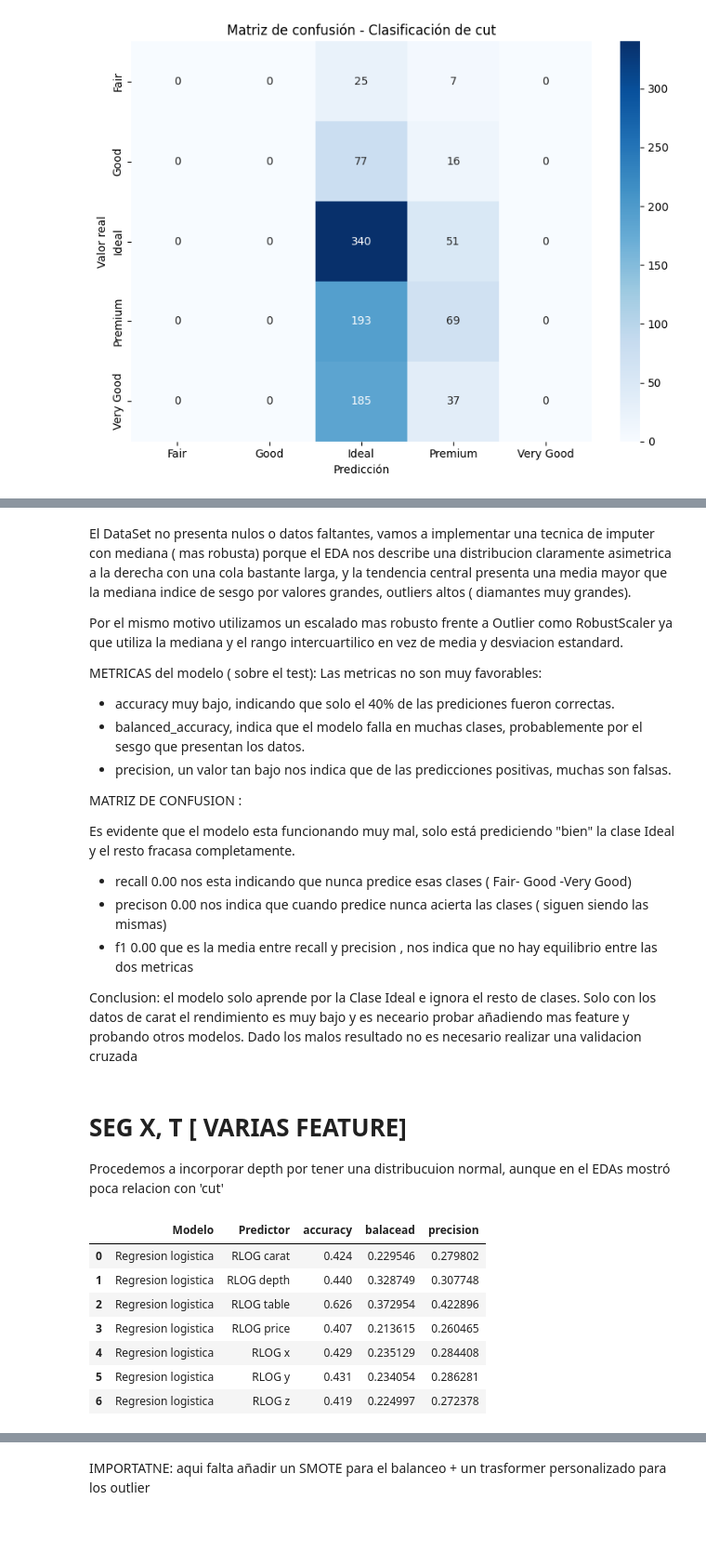
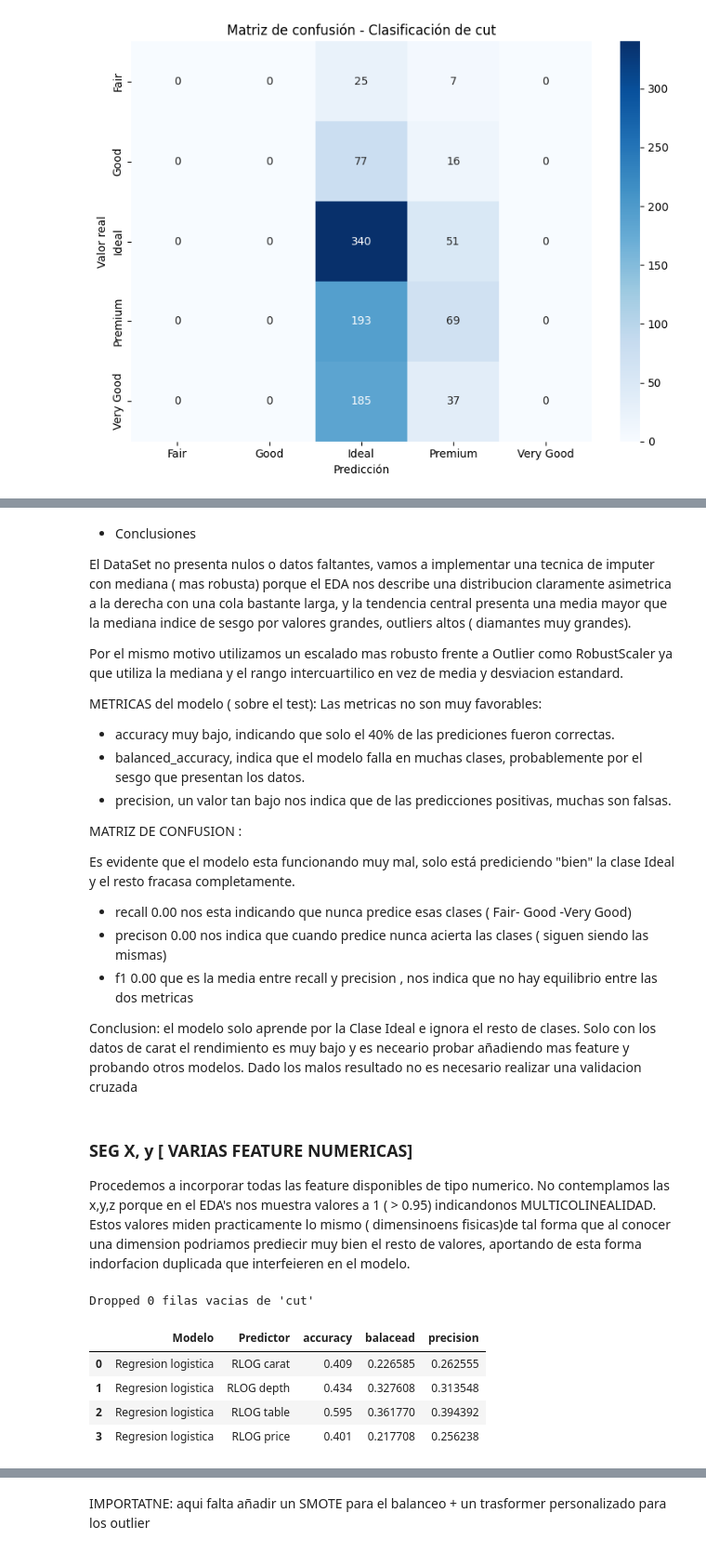
Before and after one commit to MarcoCasSir/LaboratorioDataScience, a Jupyter notebook: act4/diamonds_marco_casati.ipynb, the cells around one changed output, grey strips where cells are left out. Shown at 93% size. Saved outputs shown, nothing was run; the diff lists cells and outputs as text; code cells hidden in the pictures; blank space fills up the shorter version.

```diff
--- a/act4/diamonds_marco_casati.ipynb
+++ b/act4/diamonds_marco_casati.ipynb
@@ -795,4 +803,10 @@ Elegimos 'caract' como base inicial, por tener alta varianza como se ha podido p
 # %%
+# comprobamos fials vacias de 'cut'
+n_before = len(df_reduced)
+df_reduced = df_reduced.dropna(subset=['cut']).reset_index(drop=True)
+n_dropped = n_before - len(df_reduced)
+print(f"Dropped {n_dropped} filas vacias de 'cut'")
+
 # Preparamos la feature
 X=df_reduced[['carat']]
 y=df_reduced['cut']
@@ -879,4 +899,6 @@ precision_score 0.2626
 # %% [markdown]
+- Conclusiones
+
 El DataSet no presenta nulos o datos faltantes, vamos a implementar una tecnica de imputer con  mediana ( mas robusta) porque el EDA nos describe una  distribucion  claramente asimetrica a la derecha con una cola bastante larga, y la tendencia central presenta una media mayor que la mediana indice de sesgo por valores grandes, outliers altos ( diamantes muy grandes).
 
 Por el mismo motivo utilizamos un escalado mas robusto frente a Outlier como RobustScaler ya que utiliza la mediana y el rango intercuartilico en vez de media y desviacion estandard.
@@ -896,48 +918,52 @@ Es evidente que el modelo esta funcionando muy mal, solo está prediciendo "bien
 
 Conclusion: el modelo solo aprende por la Clase Ideal e ignora el resto de clases. Solo con los datos de carat el rendimiento es muy bajo y es neceario probar añadiendo mas feature y probando otros modelos. Dado los malos resultado no es necesario realizar una validacion cruzada
 # %% [markdown]
-# SEG X, T [ VARIAS FEATURE]
+### SEG X, y [ VARIAS FEATURE NUMERICAS]
 
-Procedemos a incorporar depth por tener una distribucuion normal, aunque en el EDAs mostró poca relacion con 'cut'
+Procedemos a incorporar todas las feature disponibles de tipo numerico.
+No contemplamos las x,y,z porque en el EDA's nos muestra  valores a 1 ( > 0.95) indicandonos MULTICOLINEALIDAD. Estos valores miden practicamente lo mismo ( dimensinoens fisicas)de tal forma que al conocer una dimension podriamos prediecir muy bien el resto de valores, aportando de esta forma indorfacion duplicada que interfeieren en el modelo.
 # %%
+# comprobamos fials vacias de 'cut'
+n_before = len(df_reduced)
+df_reduced = df_reduced.dropna(subset=['cut']).reset_index(drop=True)
+n_dropped = n_before - len(df_reduced)
+print(f"Dropped {n_dropped} filas vacias de 'cut'")
+
 resultados = []
 
-predictores = ['carat','depth','table','price','x','y','z']
+predictores = ['carat','depth','table','price']
 
 for predictor in predictores:
-    X = df_reduced[[predictor]]
-    y = df_reduced['cut']
+    X= df_reduced[[predictor]]
+    y= df_reduced['cut']
 
     pipeline= make_pipeline(
     SimpleImputer(strategy='median'),
     RobustScaler(),
     LogisticRegression()
 )
     X_train, X_test, y_train, y_test = train_test_split(
-        X, y, test_size=0.2, random_state=42
+        X, y, test_size=0.2, random_state=42 , stratify=y
     )
     pipeline.fit(X_train, y_train)
     y_pred=pipeline.predict(X_test)
 
 
     resultados.append({
         'Modelo': 'Regresion logistica',   # Regresion Logistica
         'Predictor': f'RLOG {predictor}',
         'accuracy': accuracy_score(y_test, y_pred),
         'balacead': balanced_accuracy_score(y_test, y_pred),
-        'precision': precision_score(y_test, y_pred, average='weighted', zero_division=0),
-
+        'precision': precision_score(y_test, y_pred, average='weighted', zero_division=0)
     })
 
-df_r_multi_num = pd.DataFrame(resultados)
-df_r_multi_num
+df_res_multi_num = pd.DataFrame(resultados)
+df_res_multi_num
 # %% [output]
+Dropped 0 filas vacias de 'cut'
 |  | Modelo | Predictor | accuracy | balacead | precision |
-| 0 | Regresion logistica | RLOG carat | 0.424 | 0.229546 | 0.279802 |
-| 1 | Regresion logistica | RLOG depth | 0.440 | 0.328749 | 0.307748 |
-| 2 | Regresion logistica | RLOG table | 0.626 | 0.372954 | 0.422896 |
-| 3 | Regresion logistica | RLOG price | 0.407 | 0.213615 | 0.260465 |
-| 4 | Regresion logistica | RLOG x | 0.429 | 0.235129 | 0.284408 |
-| 5 | Regresion logistica | RLOG y | 0.431 | 0.234054 | 0.286281 |
-| 6 | Regresion logistica | RLOG z | 0.419 | 0.224997 | 0.272378 |
+| 0 | Regresion logistica | RLOG carat | 0.409 | 0.226585 | 0.262555 |
+| 1 | Regresion logistica | RLOG depth | 0.434 | 0.327608 | 0.313548 |
+| 2 | Regresion logistica | RLOG table | 0.595 | 0.361770 | 0.394392 |
+| 3 | Regresion logistica | RLOG price | 0.401 | 0.217708 | 0.256238 |
 # %% [markdown]
```
Also changed, not shown: parts of 55 cells of this notebook.
